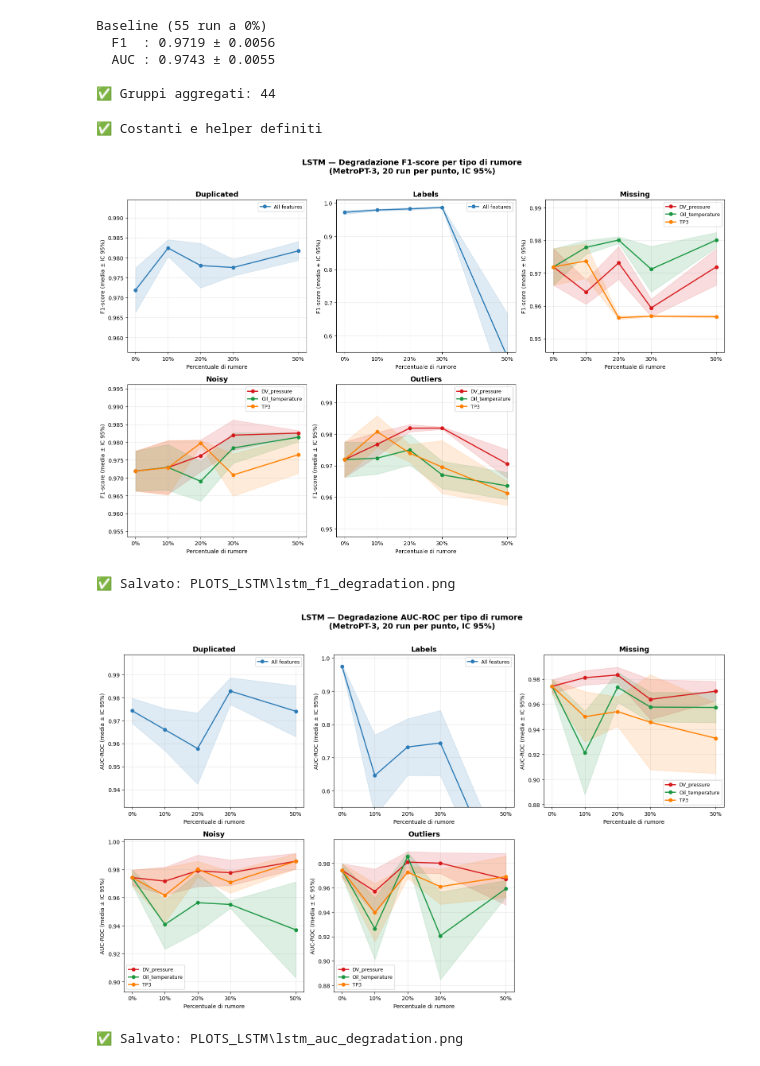
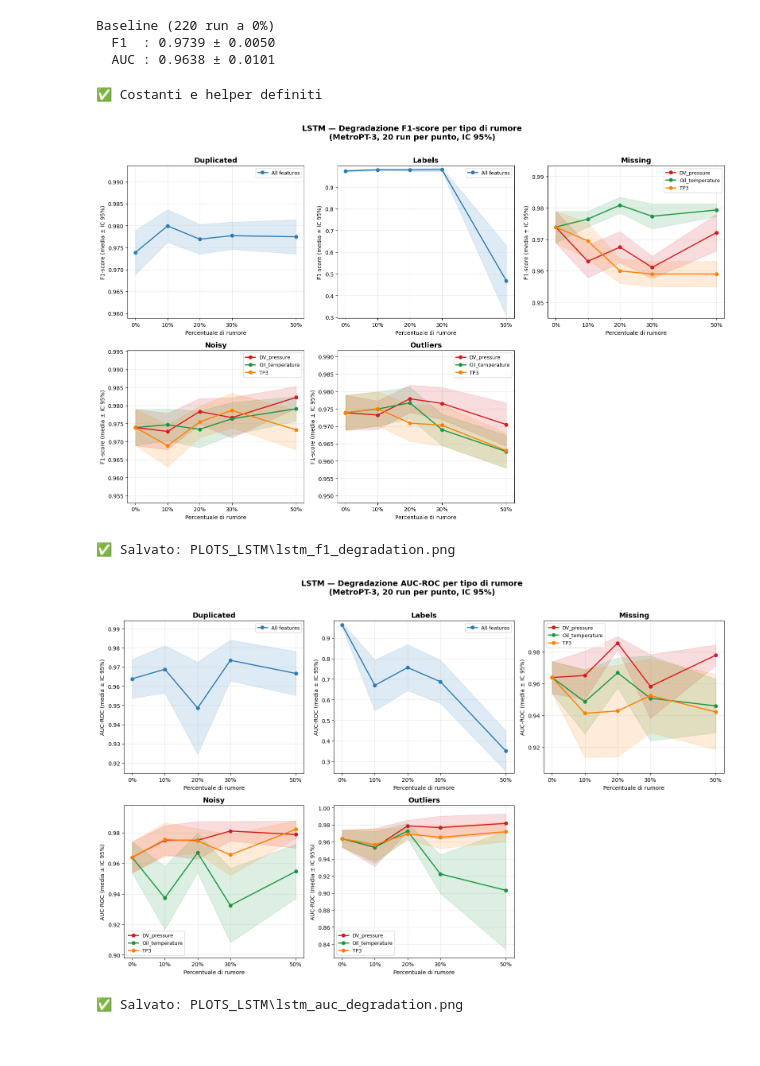
Before and after one commit to Code-Dani/Master-thesis, a Jupyter notebook: notebook/LSTM/lstm_analisi_risultati.ipynb, the cells around one changed output. Saved outputs shown, nothing was run; the diff lists cells and outputs as text; code cells hidden in the pictures.

```diff
--- a/notebook/LSTM/lstm_analisi_risultati.ipynb
+++ b/notebook/LSTM/lstm_analisi_risultati.ipynb
@@ -6,7 +6,7 @@ import matplotlib.pyplot as plt
 from scipy import stats
 import os
 
-RESULTS_PATH = r"D:\Users\satri\Pictures\github\Deep-Learning-Robustness-Study\notebook\LSTM\lstm_results_v2.jsonl"
+RESULTS_PATH = r"D:\Users\satri\Pictures\github\Deep-Learning-Robustness-Study\notebook\LSTM\lstm_results_final.jsonl"
 PLOTS_PATH   = "PLOTS_LSTM"
 os.makedirs(PLOTS_PATH, exist_ok=True)
 
@@ -30,38 +30,30 @@ outliers    DV_pressure_scaled        25
 # %%
-T_CRIT = stats.t.ppf(0.975, df=19)
-N_FAKE = 20  # run nominali per IC
+N_RUNS = 20  # run reali per combinazione
+T_CRIT = stats.t.ppf(0.975, df=N_RUNS - 1)  # df=19, come prima
 
 baseline_runs = df[df['percentage'] == 0.0]
 
 global_baseline_f1     = baseline_runs['f1'].mean()
 global_baseline_auc    = baseline_runs['auc'].mean()
-global_baseline_f1_ci  = T_CRIT * baseline_runs['f1'].std(ddof=1) / np.sqrt(N_FAKE)
-global_baseline_auc_ci = T_CRIT * baseline_runs['auc'].std(ddof=1) / np.sqrt(N_FAKE)
+global_baseline_f1_ci  = T_CRIT * baseline_runs['f1'].std(ddof=1) / np.sqrt(N_RUNS)
+global_baseline_auc_ci = T_CRIT * baseline_runs['auc'].std(ddof=1) / np.sqrt(N_RUNS)
 
 print(f"Baseline ({len(baseline_runs)} run a 0%)")
 print(f"  F1  : {global_baseline_f1:.4f} ± {global_baseline_f1_ci:.4f}")
 print(f"  AUC : {global_baseline_auc:.4f} ± {global_baseline_auc_ci:.4f}")
 
 def aggregate(group):
+    n        = len(group)  # dovrebbe essere 20
     f1_mean  = group['f1'].mean()
-    f1_ci    = T_CRIT * group['f1'].std(ddof=1) / np.sqrt(N_FAKE)
+    f1_ci    = T_CRIT * group['f1'].std(ddof=1) / np.sqrt(n)
     auc_mean = group['auc'].mean()
-    auc_ci   = T_CRIT * group['auc'].std(ddof=1) / np.sqrt(N_FAKE)
+    auc_ci   = T_CRIT * group['auc'].std(ddof=1) / np.sqrt(n)
     return pd.Series({'f1_mean': f1_mean, 'f1_ci': f1_ci,
                       'auc_mean': auc_mean, 'auc_ci': auc_ci})
-
-agg = (df[df['percentage'] > 0.0]
-       .groupby(['noise_type', 'feature', 'percentage'])
-       .apply(aggregate, include_groups=False)
-       .reset_index())
-
-print(f"\n✅ Gruppi aggregati: {len(agg)}")
 # %% [output]
-Baseline (55 run a 0%)
-  F1  : 0.9719 ± 0.0056
-  AUC : 0.9743 ± 0.0055
-
-✅ Gruppi aggregati: 44
+Baseline (220 run a 0%)
+  F1  : 0.9739 ± 0.0050
+  AUC : 0.9638 ± 0.0101
 # %%
 NOISE_TYPES = ['duplicated', 'labels', 'missing', 'noise', 'outliers']
 NOISE_LABELS = {
@@ -128,39 +120,36 @@ def plot_metric_grid(metric, ylabel, title_suffix, filename):
             b_ci  = global_baseline_f1_ci if metric == 'f1' else global_baseline_auc_ci
             x, y, ci = prepend_baseline(fd, metric, b_val, b_ci)
 
             ax.plot(x, y, marker='o', color=color, label=label, linewidth=2)
             ax.fill_between(x, y - ci, y + ci, alpha=0.15, color=color)
 
         ax.set_title(NOISE_LABELS[noise_type], fontsize=13, fontweight='bold')
         ax.set_xlabel('Percentuale di rumore', fontsize=10)
         ax.set_ylabel(ylabel, fontsize=10)
         ax.set_xticks(PERCENTAGES)
         ax.set_xticklabels(PERC_LABELS)
-        if noise_type == 'labels':
-            ax.set_ylim(0.55, 1.01)
-        else:
-            dynamic_ylim(ax)
+        dynamic_ylim(ax)
         ax.legend(fontsize=9)
         ax.grid(True, alpha=0.3)
 
     axes[5].set_visible(False)
     plt.suptitle(
         f'LSTM — Degradazione {title_suffix} per tipo di rumore\n'
         f'(MetroPT-3, 20 run per punto, IC 95%)',
         fontsize=14, fontweight='bold', y=1.01
     )
     plt.tight_layout()
     out = os.path.join(PLOTS_PATH, filename)
     plt.savefig(out, dpi=150, bbox_inches='tight')
     plt.show()
     print(f"✅ Salvato: {out}")
 
 plot_metric_grid('f1',  'F1-score (media ± IC 95%)', 'F1-score', 'lstm_f1_degradation.png')
 plot_metric_grid('auc', 'AUC-ROC (media ± IC 95%)',  'AUC-ROC',  'lstm_auc_degradation.png')
 # %% [output]
-[figure, old version]
+[figure, new version]
 ✅ Salvato: PLOTS_LSTM\lstm_f1_degradation.png
-[figure, old version]
+[figure, new version]
 ✅ Salvato: PLOTS_LSTM\lstm_auc_degradation.png
 # %%
 def plot_heatmap(metric, baseline_val, label, filename):
```
Also changed, not shown: parts of 3 cells of this notebook, 13 other files.
